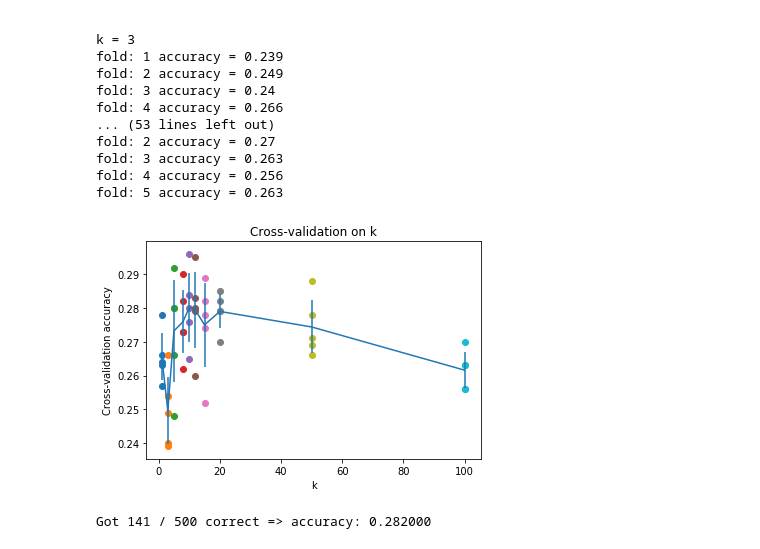
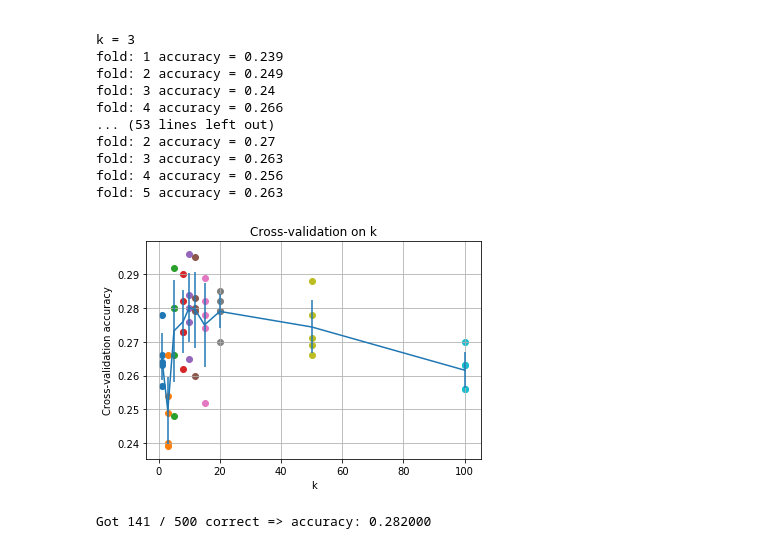
Before and after one commit to seankala/cs231n, a Jupyter notebook: assignments/assignment1/knn.ipynb, the cells around one changed output. Saved outputs shown, nothing was run; the diff lists cells and outputs as text; code cells hidden in the pictures.

```diff
--- a/assignments/assignment1/knn.ipynb
+++ b/assignments/assignment1/knn.ipynb
@@ -364,19 +379,20 @@ fold: 5 accuracy = 0.263
 # %%
 # plot the raw observations
 for k in k_choices:
     accuracies = k_to_accuracies[k]
     plt.scatter([k] * len(accuracies), accuracies)
 
 # plot the trend line with error bars that correspond to standard deviation
 accuracies_mean = np.array([np.mean(v) for k,v in sorted(k_to_accuracies.items())])
 accuracies_std = np.array([np.std(v) for k,v in sorted(k_to_accuracies.items())])
 plt.errorbar(k_choices, accuracies_mean, yerr=accuracies_std)
 plt.title('Cross-validation on k')
 plt.xlabel('k')
 plt.ylabel('Cross-validation accuracy')
+plt.grid() # Added by Seankala.
 plt.show()
 # %% [output]
-[figure, old version]
+[figure, new version]
 # %%
 # Based on the cross-validation results above, choose the best value for k,
 # retrain the classifier using all the training data, and test it on the test
```
Also changed, not shown: parts of 7 cells of this notebook.
